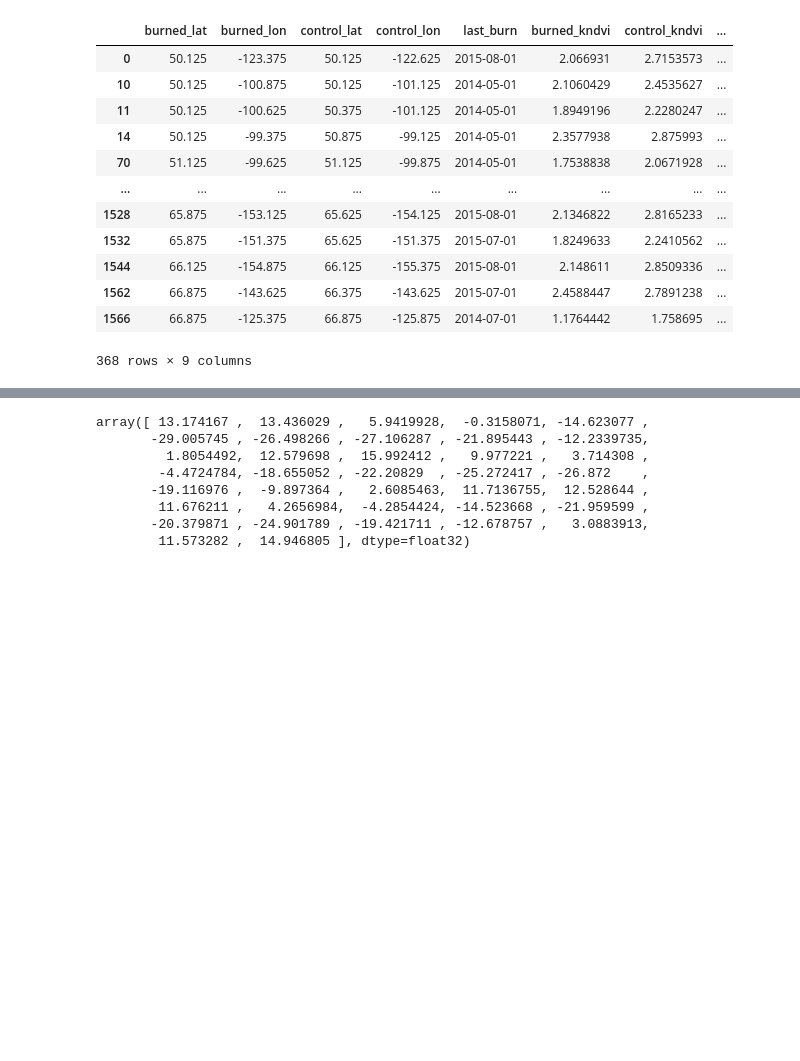
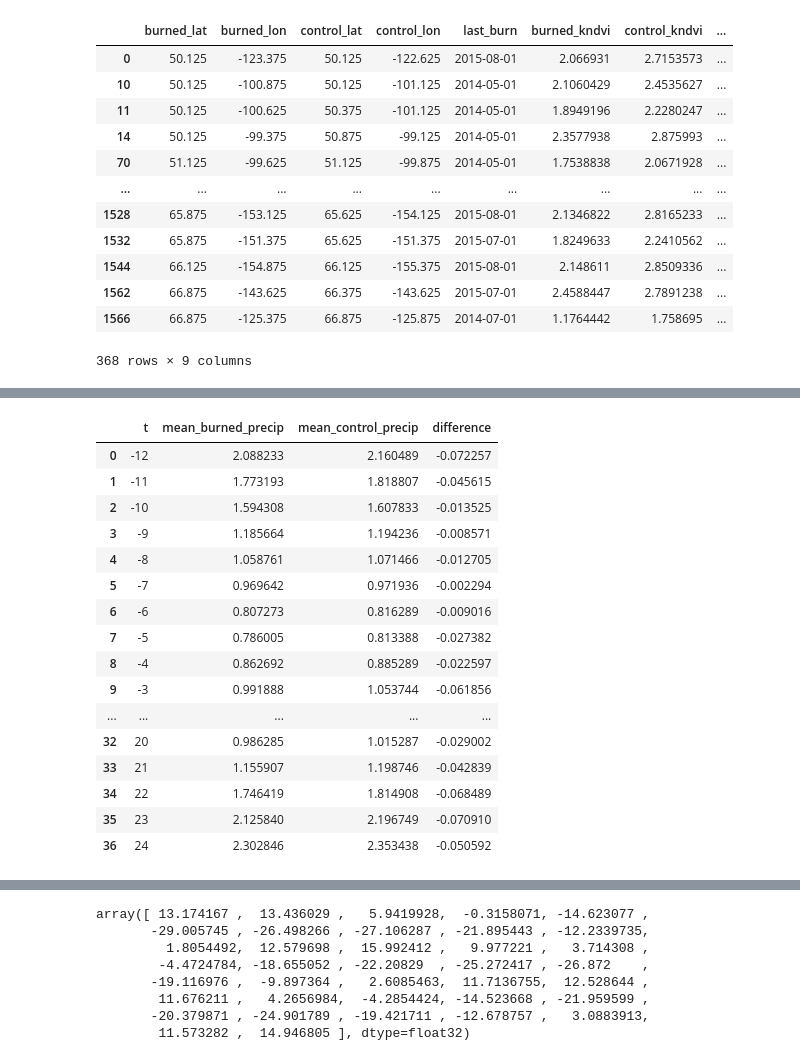
Before and after one commit to annavonblohn/Remote_Sensing_Applications, a Jupyter notebook: ESA_Landcover.ipynb, the cells around one changed output, grey strips where cells are left out. Saved outputs shown, nothing was run; the diff lists cells and outputs as text; code cells hidden in the pictures; blank space fills up the shorter version.

```diff
--- a/ESA_Landcover.ipynb
+++ b/ESA_Landcover.ipynb
@@ -1667,0 +1761,51 @@ See the caveats in the documentation: https://pandas.pydata.org/pandas-docs/stab
+# %%
+import pandas as pd
+df_high_severity_airtemp_precip = df_high_severity_airtemp_precip.copy()
+df_time_indices_precip = df_time_indices.copy()
+
+# Assuming df is your original DataFrame containing the columns 'burned_airtemp_values' and 'control_airtemp_values'
+# Create an empty list to store mean values for each index
+mean_values_burned = []
+mean_values_control = []
+
+# Iterate over each index in the list
+for i in range(len(df_high_severity_airtemp_precip['burned_precip_values'][0])):
+    # Calculate the mean for the current index across all rows for burned_airtemp_values
+    index_mean_burned = df_high_severity_airtemp_precip['burned_precip_values'].apply(lambda x: x[i]).mean()
+    # Append the mean value to the list for burned_airtemp_values
+    mean_values_burned.append(index_mean_burned)
+
+    # Calculate the mean for the current index across all rows for control_airtemp_values
+    index_mean_control = df_high_severity_airtemp_precip['control_precip_values'].apply(lambda x: x[i]).mean()
+    # Append the mean value to the list for control_airtemp_values
+    mean_values_control.append(index_mean_control)
+
+# Create a new DataFrame with the mean values for burned_airtemp_values and control_airtemp_values
+# df_time_indices_airtemp = pd.DataFrame({'mean_burned_airtemp': mean_values_burned, 'mean_control_airtemp': mean_values_control})
+df_time_indices_precip['mean_burned_precip'] = mean_values_burned
+
+df_time_indices_precip['mean_control_precip'] = mean_values_control
+
+# Calculate the difference between mean_burned_airtemp and mean_control_airtemp
+df_time_indices_precip['difference'] = df_time_indices_precip['mean_burned_precip'] - df_time_indices_precip['mean_control_precip']
+
+# Print the updated DataFrame
+df_time_indices_precip
+# %% [output]
+|  | t | mean_burned_precip | mean_control_precip | difference |
+| 0 | -12 | 2.088233 | 2.160489 | -0.072257 |
+| 1 | -11 | 1.773193 | 1.818807 | -0.045615 |
+| 2 | -10 | 1.594308 | 1.607833 | -0.013525 |
+| 3 | -9 | 1.185664 | 1.194236 | -0.008571 |
+| 4 | -8 | 1.058761 | 1.071466 | -0.012705 |
+| 5 | -7 | 0.969642 | 0.971936 | -0.002294 |
+| 6 | -6 | 0.807273 | 0.816289 | -0.009016 |
+| 7 | -5 | 0.786005 | 0.813388 | -0.027382 |
+| 8 | -4 | 0.862692 | 0.885289 | -0.022597 |
+| 9 | -3 | 0.991888 | 1.053744 | -0.061856 |
+| ... | ... | ... | ... | ... |
+| 32 | 20 | 0.986285 | 1.015287 | -0.029002 |
+| 33 | 21 | 1.155907 | 1.198746 | -0.042839 |
+| 34 | 22 | 1.746419 | 1.814908 | -0.068489 |
+| 35 | 23 | 2.125840 | 2.196749 | -0.070910 |
+| 36 | 24 | 2.302846 | 2.353438 | -0.050592 |
```
Also changed, not shown: parts of 7 cells of this notebook.
